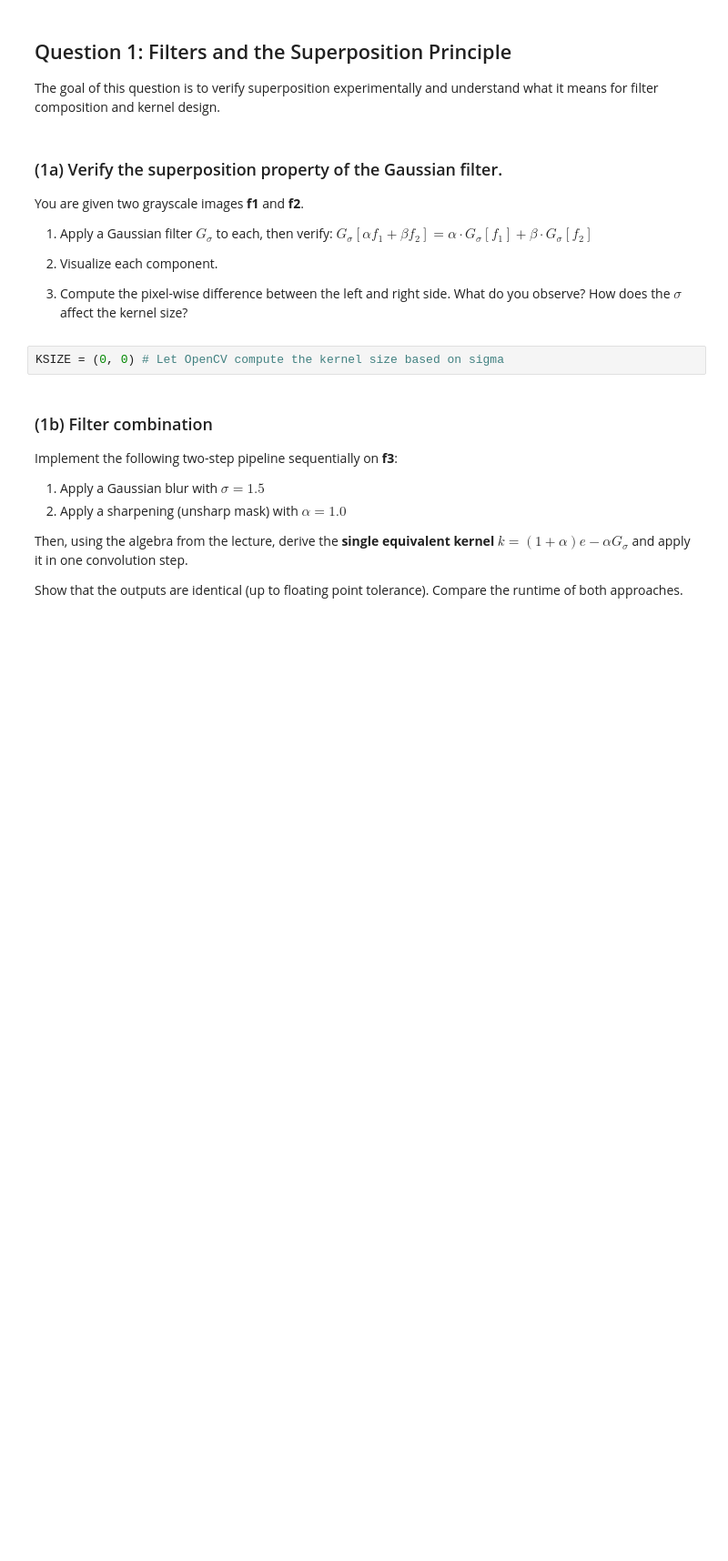
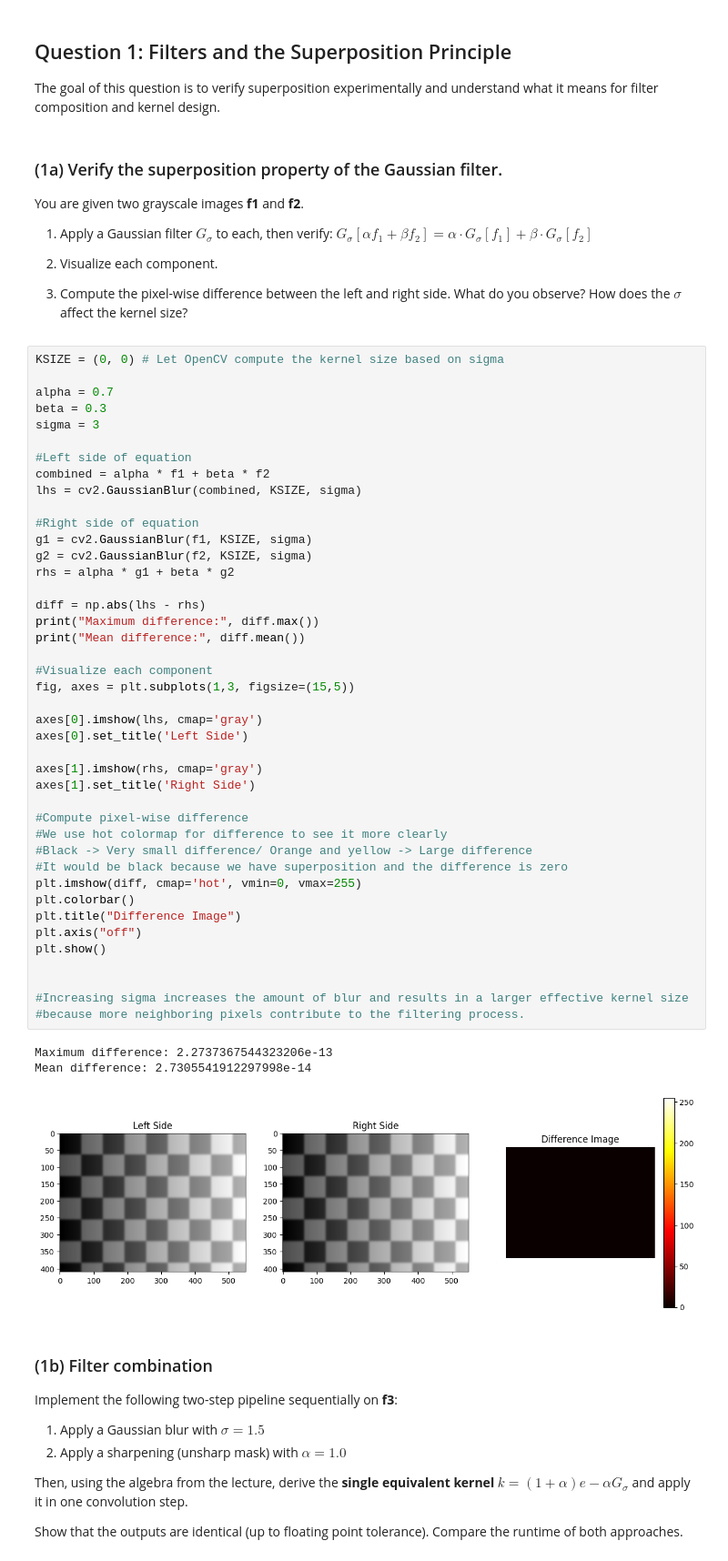
Before and after one commit to eattar/2DIP, a Jupyter notebook: Exercise1/exercise_1.ipynb, the cells around one changed output. Shown at 91% size. Cells and saved outputs as stored; diff of their text form; blank space fills up the shorter version.

```diff
--- a/Exercise1/exercise_1.ipynb
+++ b/Exercise1/exercise_1.ipynb
@@ -129,6 +129,50 @@ You are given two grayscale images **f1** and **f2**.
 3. Compute the pixel-wise difference between the left and right side. What do you observe? How does the $\sigma$ affect the kernel size?
 # %%
 KSIZE = (0, 0) # Let OpenCV compute the kernel size based on sigma
+
+alpha = 0.7
+beta = 0.3
+sigma = 3
+
+#Left side of equation
+combined = alpha * f1 + beta * f2
+lhs = cv2.GaussianBlur(combined, KSIZE, sigma)
+
+#Right side of equation
+g1 = cv2.GaussianBlur(f1, KSIZE, sigma)
+g2 = cv2.GaussianBlur(f2, KSIZE, sigma)
+rhs = alpha * g1 + beta * g2
+
+diff = np.abs(lhs - rhs)
+print("Maximum difference:", diff.max())
+print("Mean difference:", diff.mean())
+
+#Visualize each component
+fig, axes = plt.subplots(1,3, figsize=(15,5))
+
+axes[0].imshow(lhs, cmap='gray')
+axes[0].set_title('Left Side')
+
+axes[1].imshow(rhs, cmap='gray')
+axes[1].set_title('Right Side')
+
+#Compute pixel-wise difference
+#We use hot colormap for difference to see it more clearly
+#Black -> Very small difference/ Orange and yellow -> Large difference
+#It would be black because we have superposition and the difference is zero
+plt.imshow(diff, cmap='hot', vmin=0, vmax=255)
+plt.colorbar()
+plt.title("Difference Image")
+plt.axis("off")
+plt.show()
+
+
+#Increasing sigma increases the amount of blur and results in a larger effective kernel size
+#because more neighboring pixels contribute to the filtering process.
+# %% [output]
+Maximum difference: 2.2737367544323206e-13
+Mean difference: 2.7305541912297998e-14
+[figure, added]
 # %% [markdown]
 ### (1b) Filter combination
 
```
Also changed, not shown: parts of 1 cell of this notebook.
